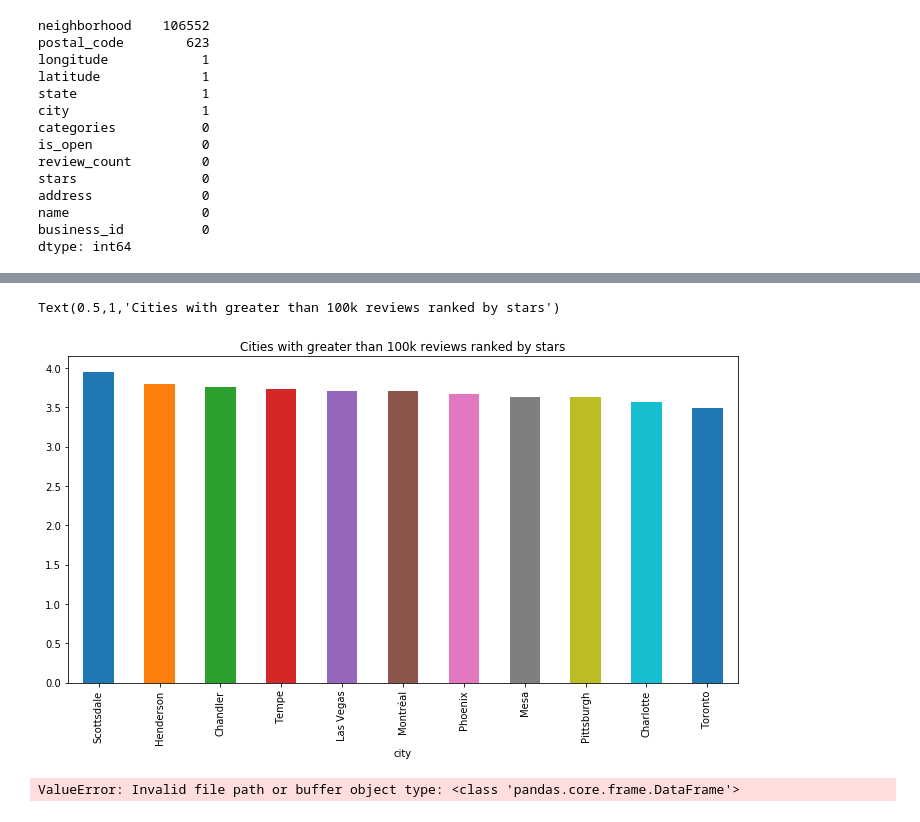
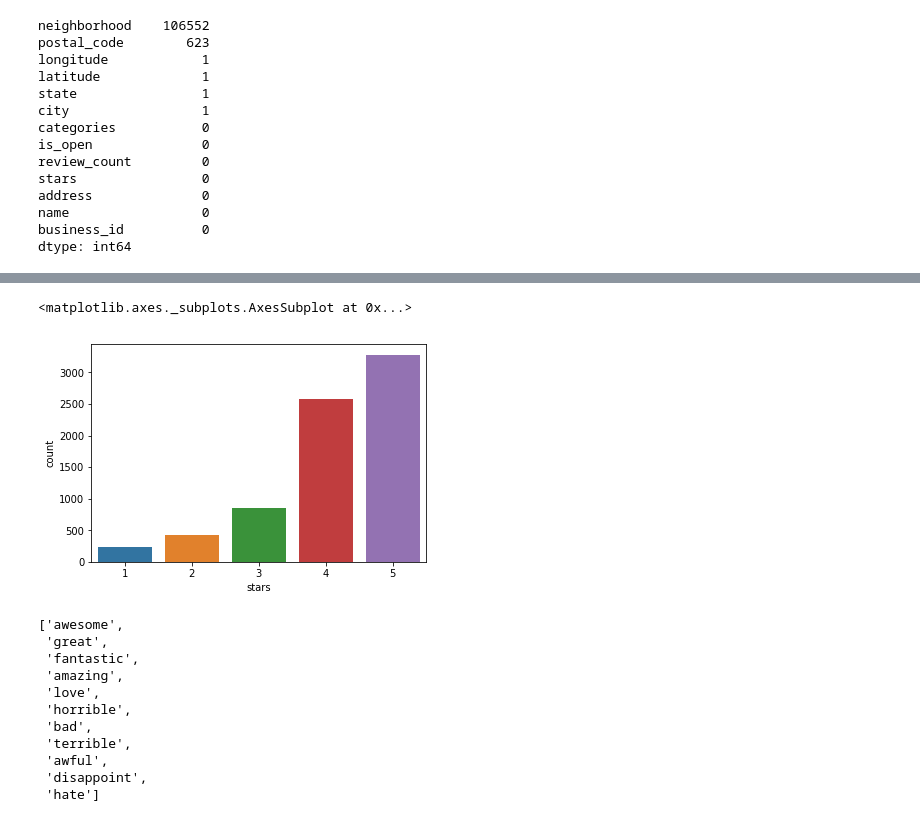
Before and after one commit to LCalso/Calso_Project1_Yelp-Star-Rating, a Jupyter notebook: Calso_Project1_Yelp.ipynb, the cells around one changed output, grey strips where cells are left out. Drawn from its saved outputs; the diff is of its cells as text; code cells hidden in the pictures.

```diff
--- a/Calso_Project1_Yelp.ipynb
+++ b/Calso_Project1_Yelp.ipynb
@@ -14,3 +22,9 @@ review_data  = pd.read_csv("Resources/yelp_review.csv")
 business_attributes_data = pd.read_csv("Resources/yelp_business_attributes.csv")
 tip_data = pd.read_csv("Resources/yelp_tip.csv")
 user_data = pd.read_csv("Resources/yelp_user.csv")
+# %%
+name_df = business_data[['business_id', 'name']]
+# %%
+#dataframe of 5 businesses
+review_df = pd.merge(review_data, name_df, how = 'left', left_on = 'business_id', right_on = 'business_id')
+review_df.head()
@@ -101,13 +160,0 @@ city_business_reviews.head(10)
-# %%
-city_business_reviews[city_business_reviews.review_count > 100000]['stars'].sort_values(ascending =False)\
-.plot(kind='bar', stacked=False, figsize=[12,6])
-plt.title('Cities with greater than 100k reviews ranked by stars')
-# %% [output]
-Text(0.5,1,'Cities with greater than 100k reviews ranked by stars')
-[figure, removed]
-# %%
-#business_data_to_load = "dataset/yelp_business.csv"
-yelp_business_df = pd.read_csv(business_data)
-yelp_business_df.head()
-# %% [output]
-ValueError: Invalid file path or buffer object type: <class 'pandas.core.frame.DataFrame'>
@@ -132,0 +188,28 @@ f.set_xlabel('Number of businesses');
+# %%
+#number of reviews for each star rating for"Mon Ami Gabi" restaurant
+bus_id = '4JNXUYY8wbaaDmk3BPzlWw'
+company_df = review_df[review_df['business_id'] == bus_id]
+sns.countplot(x = company_df['stars'])
+# %% [output]
+<matplotlib.axes._subplots.AxesSubplot at 0x...>
+[figure, added]
+# %%
+#tips data
+selected_words = ['awesome', 'great', 'fantastic', 'amazing', 'love', 'horrible', 'bad', 'terrible',
+                  'awful',  'disappoint','hate']
+from sklearn.feature_extraction.text import CountVectorizer
+vectorizer = CountVectorizer(vocabulary=selected_words, lowercase=False)
+selected_word_count = vectorizer.fit_transform(tip_data['text'].values.astype('U'))
+vectorizer.get_feature_names()
+# %% [output]
+['awesome',
+ 'great',
+ 'fantastic',
+ 'amazing',
+ 'love',
+ 'horrible',
+ 'bad',
+ 'terrible',
+ 'awful',
+ 'disappoint',
+ 'hate']
```
Also changed, not shown: parts of 24 cells of this notebook.
